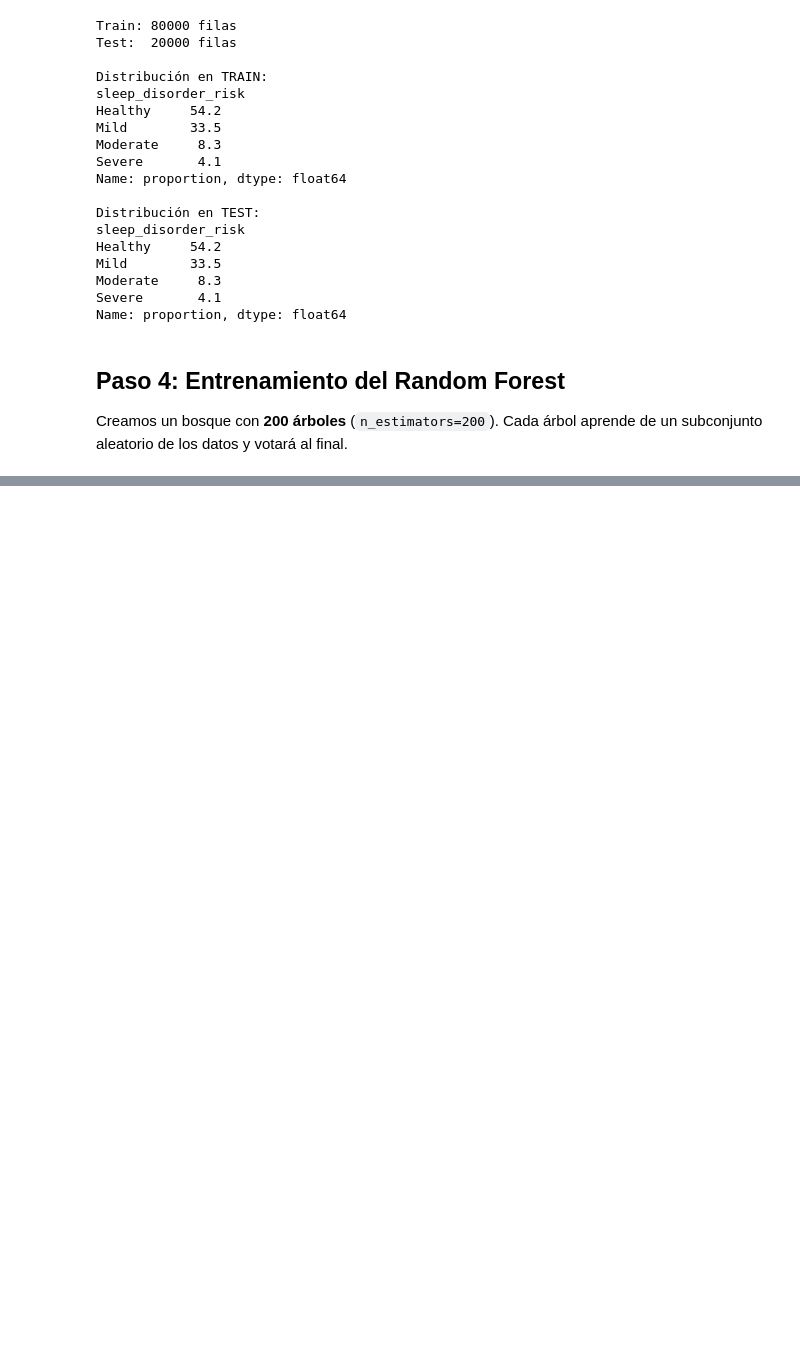
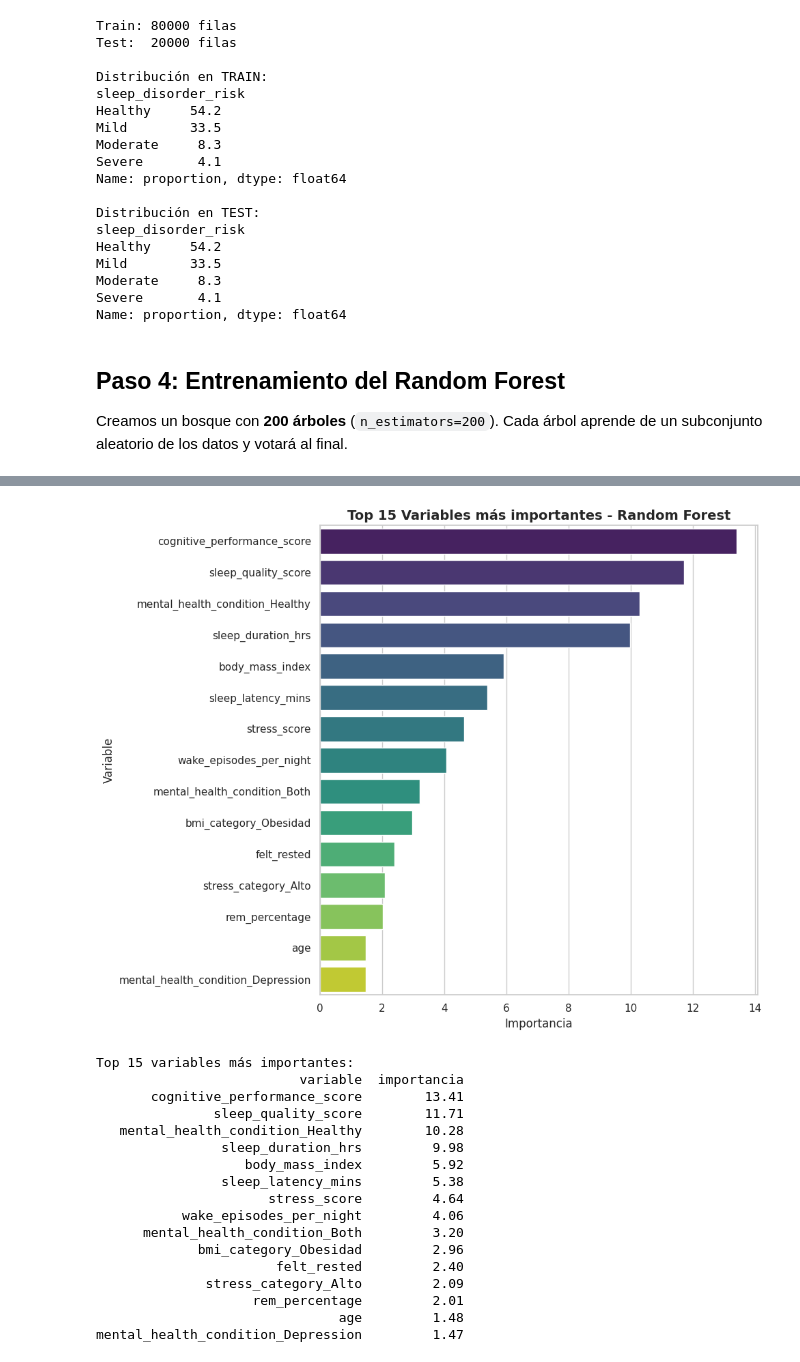
Before and after one commit to R3vival/Intro_Ciencia_De_Datos_Trabajo, a Jupyter notebook: Trabajo_Final_Intro_DC.ipynb, the cells around one changed output, grey strips where cells are left out. Saved outputs shown, nothing was run; the diff lists cells and outputs as text; code cells hidden in the pictures; blank space fills up the shorter version.

```diff
--- a/Trabajo_Final_Intro_DC.ipynb
+++ b/Trabajo_Final_Intro_DC.ipynb
@@ -825,0 +884,39 @@ Accuracy en TEST: 0.8878
+# %%
+# ---------------------------------------------------------
+# Feature Importance
+# ---------------------------------------------------------
+importancias = pd.DataFrame({
+    'variable': X.columns,
+    'importancia': rf_model.feature_importances_ * 100
+}).sort_values('importancia', ascending=False).head(15). round(2)
+
+# Grafica
+plt.figure(figsize=(10, 8))
+sns.barplot(data=importancias, x='importancia', y='variable', palette='viridis')
+plt.title('Top 15 Variables más importantes - Random Forest', fontsize=14, fontweight='bold')
+plt.xlabel('Importancia')
+plt.ylabel('Variable')
+plt.tight_layout()
+plt.show()
+
+print("\nTop 15 variables más importantes:")
+print(importancias.to_string(index=False))
+# %% [output]
+[figure, added]
+Top 15 variables más importantes:
+                          variable  importancia
+       cognitive_performance_score        13.41
+               sleep_quality_score        11.71
+   mental_health_condition_Healthy        10.28
+                sleep_duration_hrs         9.98
+                   body_mass_index         5.92
+                sleep_latency_mins         5.38
+                      stress_score         4.64
+           wake_episodes_per_night         4.06
+      mental_health_condition_Both         3.20
+             bmi_category_Obesidad         2.96
+                       felt_rested         2.40
+              stress_category_Alto         2.09
+                    rem_percentage         2.01
+                               age         1.48
+mental_health_condition_Depression         1.47
```
Also changed, not shown: parts of 21 cells of this notebook.
